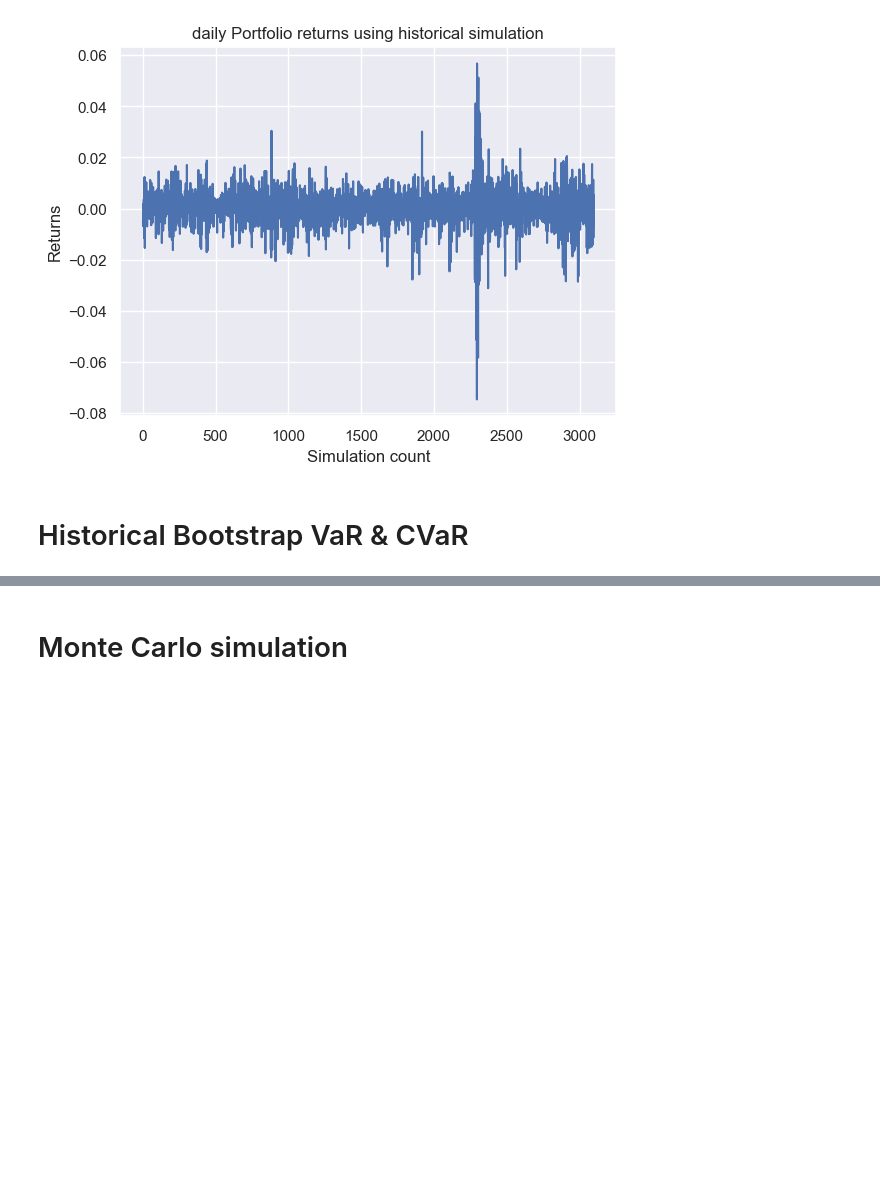
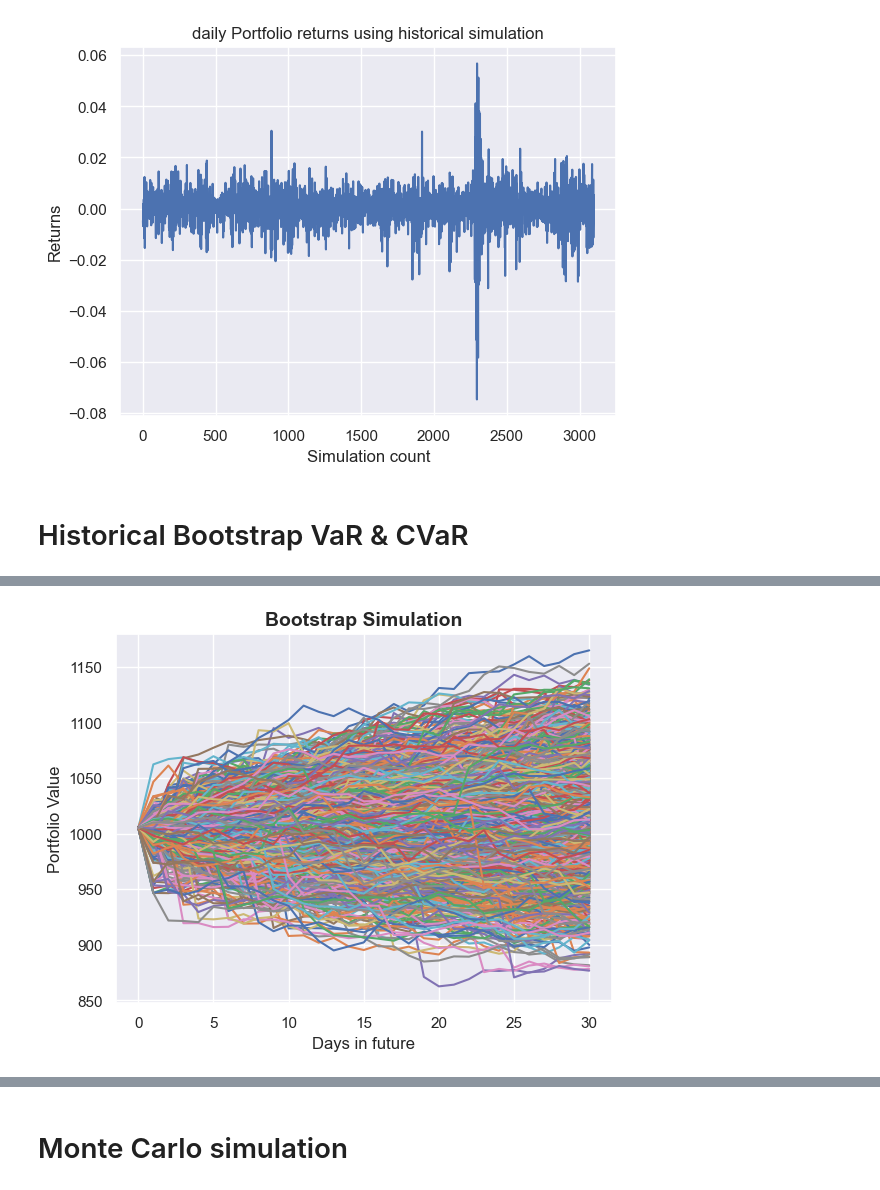
Before and after one commit to duongdidom/Value-at-Risk-VaR, a Jupyter notebook: VaR.ipynb, the cells around one changed output, grey strips where cells are left out. Saved outputs shown, nothing was run; the diff lists cells and outputs as text; code cells hidden in the pictures; blank space fills up the shorter version.

```diff
--- a/VaR.ipynb
+++ b/VaR.ipynb
@@ -523,0 +581,11 @@ bootstrap_returns = []
+# %%
+simul_days = 30
+BSsim_df2 = Bootstrap_Simulation(
+    df=df_returns[['FNZ.NZ','VOOnzd']],
+    invest_amt=invst,
+    weight=[0.5, 0.5],
+    simul_days=simul_days,
+    plot=True
+)
+# %% [output]
+[figure, added]
```
Also changed, not shown: parts of 14 cells of this notebook.
